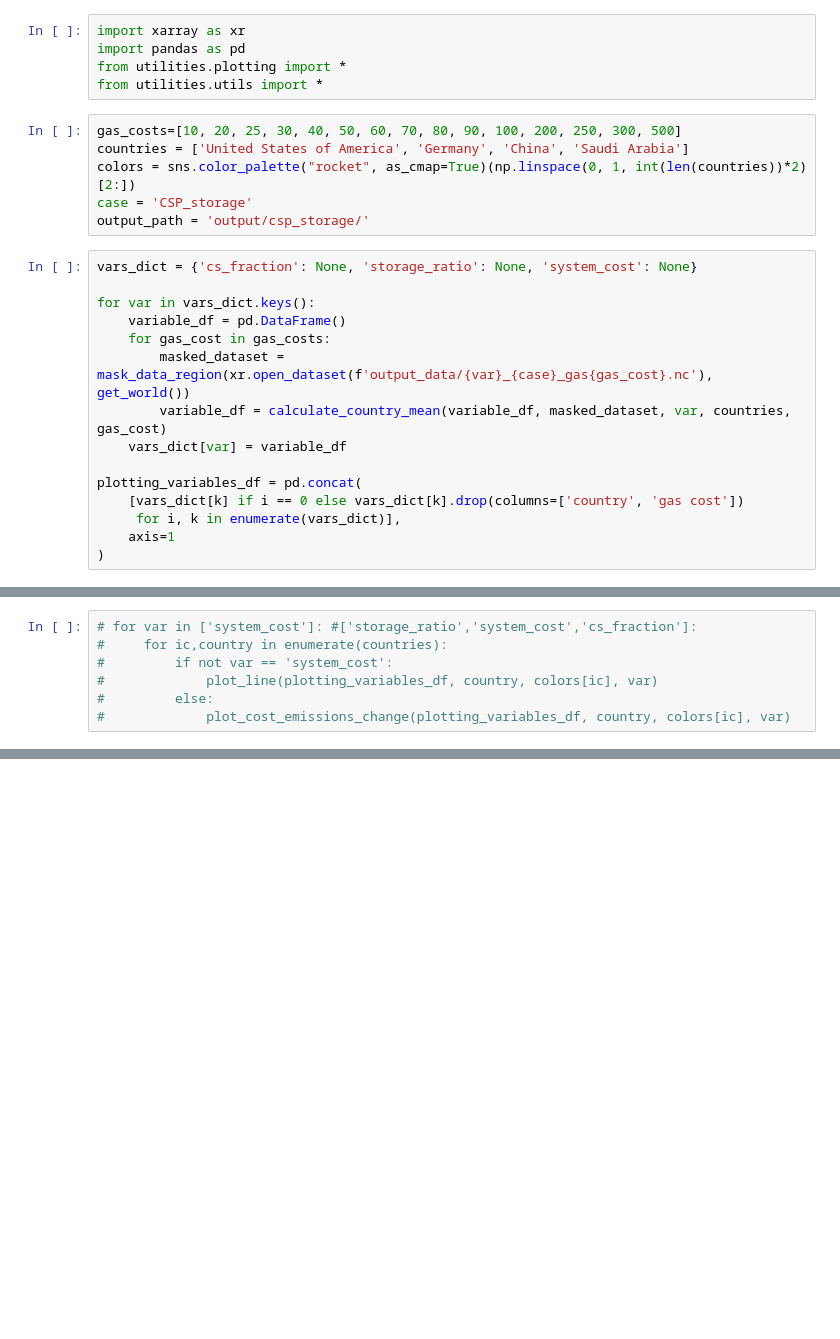
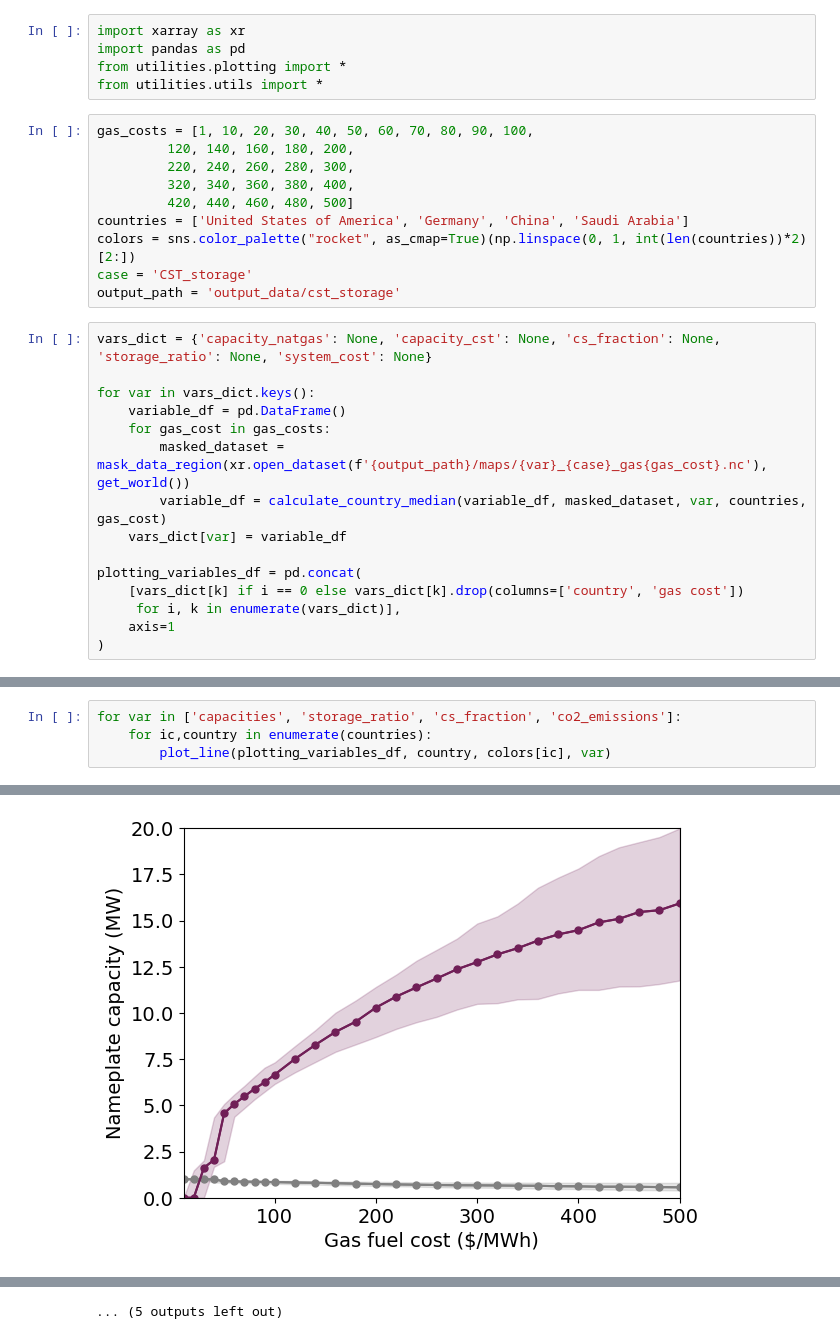
Before and after one commit to carnegie/clab_concentrated_solar, a Jupyter notebook: plot_result_map.ipynb, the cells around one changed output, grey strips where cells are left out. Saved outputs shown, nothing was run; the diff lists cells and outputs as text; blank space fills up the shorter version.

```diff
--- a/plot_result_map.ipynb
+++ b/plot_result_map.ipynb
@@ -4,19 +4,23 @@ import pandas as pd
 from utilities.plotting import *
 from utilities.utils import *
 # %%
-gas_costs=[10, 20, 25, 30, 40, 50, 60, 70, 80, 90, 100, 200, 250, 300, 500]
+gas_costs = [1, 10, 20, 30, 40, 50, 60, 70, 80, 90, 100,
+         120, 140, 160, 180, 200,
+         220, 240, 260, 280, 300,
+         320, 340, 360, 380, 400,
+         420, 440, 460, 480, 500]
 countries = ['United States of America', 'Germany', 'China', 'Saudi Arabia']
 colors = sns.color_palette("rocket", as_cmap=True)(np.linspace(0, 1, int(len(countries))*2)[2:])
-case = 'CSP_storage'
-output_path = 'output/csp_storage/'
+case = 'CST_storage'
+output_path = 'output_data/cst_storage'
 # %%
-vars_dict = {'cs_fraction': None, 'storage_ratio': None, 'system_cost': None}
+vars_dict = {'capacity_natgas': None, 'capacity_cst': None, 'cs_fraction': None, 'storage_ratio': None, 'system_cost': None}
 
 for var in vars_dict.keys():
     variable_df = pd.DataFrame()
     for gas_cost in gas_costs:
-        masked_dataset = mask_data_region(xr.open_dataset(f'output_data/{var}_{case}_gas{gas_cost}.nc'), get_world())
-        variable_df = calculate_country_mean(variable_df, masked_dataset, var, countries, gas_cost)
+        masked_dataset = mask_data_region(xr.open_dataset(f'{output_path}/maps/{var}_{case}_gas{gas_cost}.nc'), get_world())
+        variable_df = calculate_country_median(variable_df, masked_dataset, var, countries, gas_cost)
     vars_dict[var] = variable_df
 
 plotting_variables_df = pd.concat(
@@ -31,7 +36,5 @@ plotting_variables_df = pd.concat(
 # %%
-# for var in ['system_cost']: #['storage_ratio','system_cost','cs_fraction']:
-#     for ic,country in enumerate(countries):
-#         if not var == 'system_cost':
-#             plot_line(plotting_variables_df, country, colors[ic], var)
-#         else:
-#             plot_cost_emissions_change(plotting_variables_df, country, colors[ic], var)
+for var in ['capacities', 'storage_ratio', 'cs_fraction', 'co2_emissions']:
+    for ic,country in enumerate(countries):
+        plot_line(plotting_variables_df, country, colors[ic], var)
+# %% [output]
@@ -37,0 +58 @@ plotting_variables_df = pd.concat(
+[figure, added]
@@ -38 +69,2 @@ plotting_variables_df = pd.concat(
+... (5 outputs left out)
 # %%
```
Also changed, not shown: parts of 8 cells of this notebook, 8 other files.
